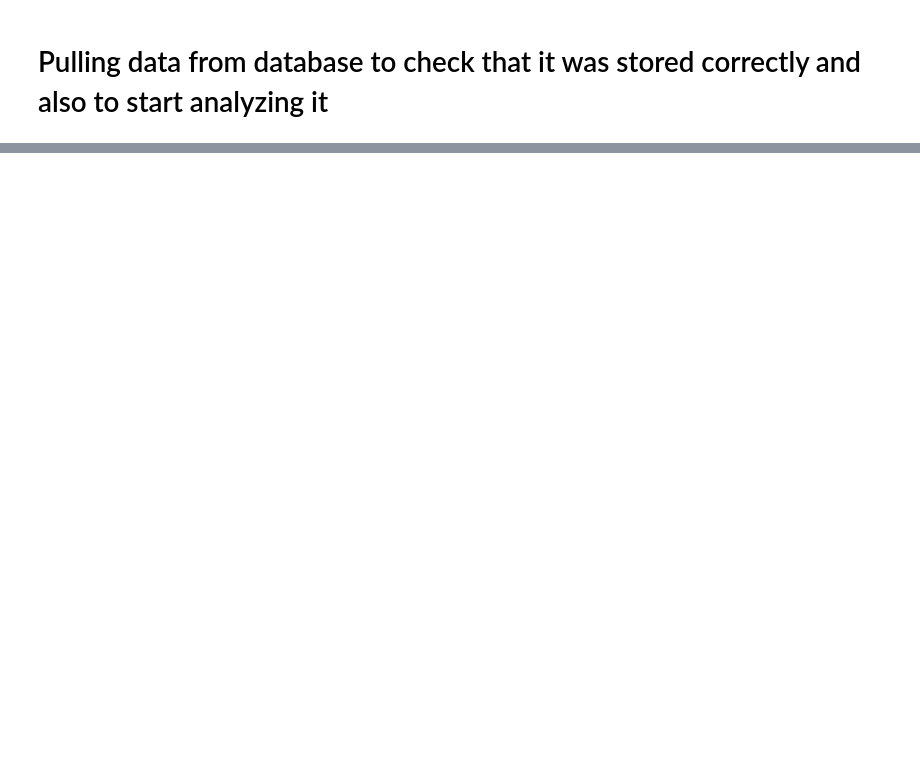
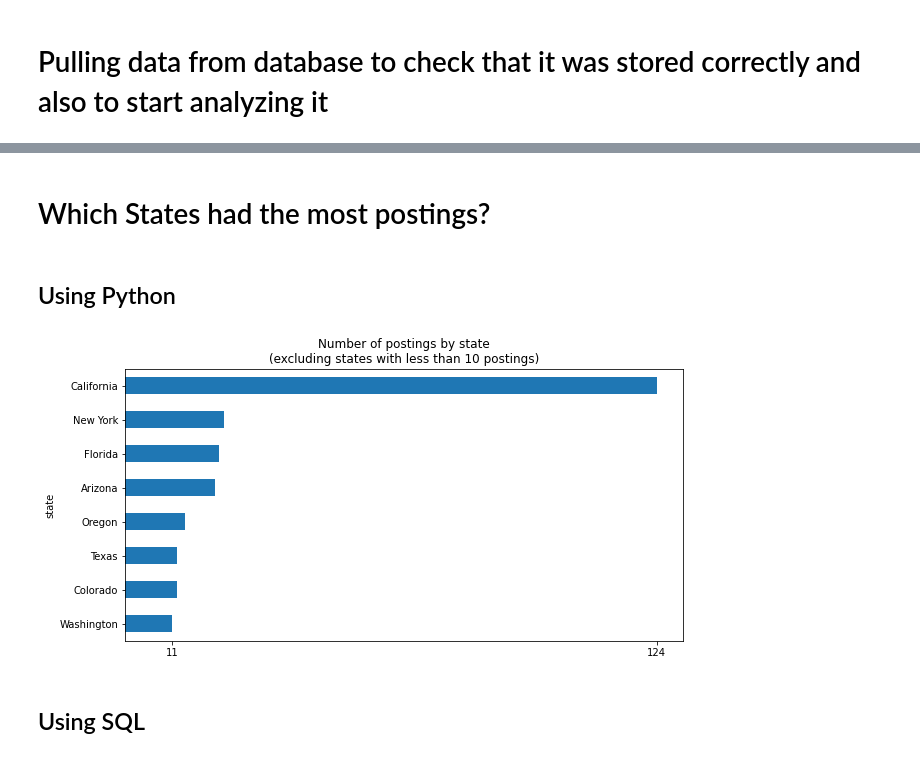
Before and after one commit to papir805/craigslist_web_scraper, a Jupyter notebook: CL_eda/tutoring_EDA_with_SQL.ipynb, the cells around one changed output, grey strips where cells are left out. Saved outputs shown, nothing was run; the diff lists cells and outputs as text; code cells hidden in the pictures; blank space fills up the shorter version.

```diff
--- a/CL_eda/tutoring_EDA_with_SQL.ipynb
+++ b/CL_eda/tutoring_EDA_with_SQL.ipynb
@@ -156,0 +102,15 @@ df_sql.groupby('us_division')['price'].agg(['mean', 'size'])
+# %% [markdown]
+# Which States had the most postings?
+# %% [markdown]
+## Using Python
+# %%
+fig, ax = plt.subplots(1,1,figsize=(10,5))
+#state_counts_df[st_cnt_greater_10]['state'].value_counts().plot(kind='bar', ax=ax);
+
+st_avg_greater_10['num_postings'].sort_values(ascending=True).plot(kind='barh', ax=ax, )
+ax.set_xticks([st_avg_greater_10['num_postings'].min(), st_avg_greater_10['num_postings'].max()])
+plt.title('Number of postings by state\n(excluding states with less than 10 postings)');
+# %% [output]
+[figure, added]
+# %% [markdown]
+## Using SQL
```
Also changed, not shown: parts of 80 cells of this notebook, 3 other files.
